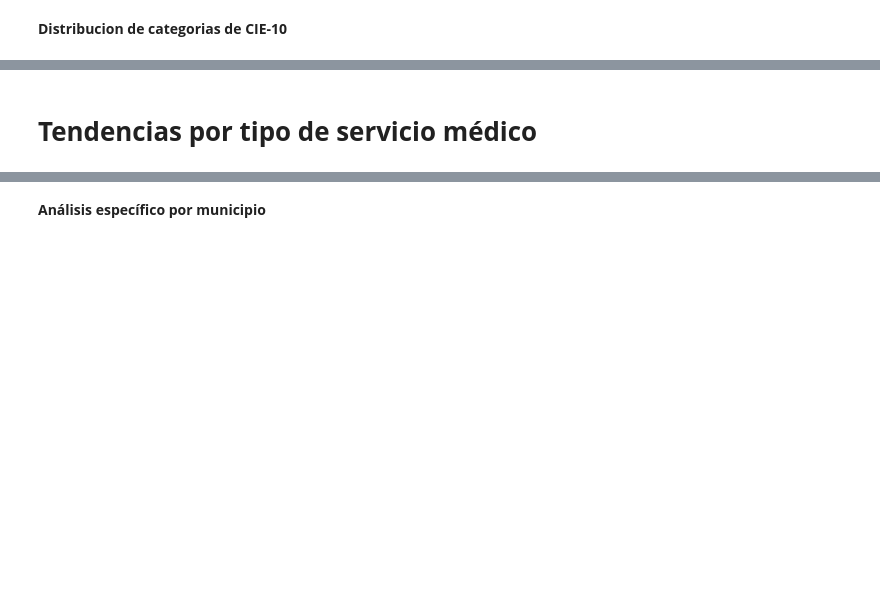
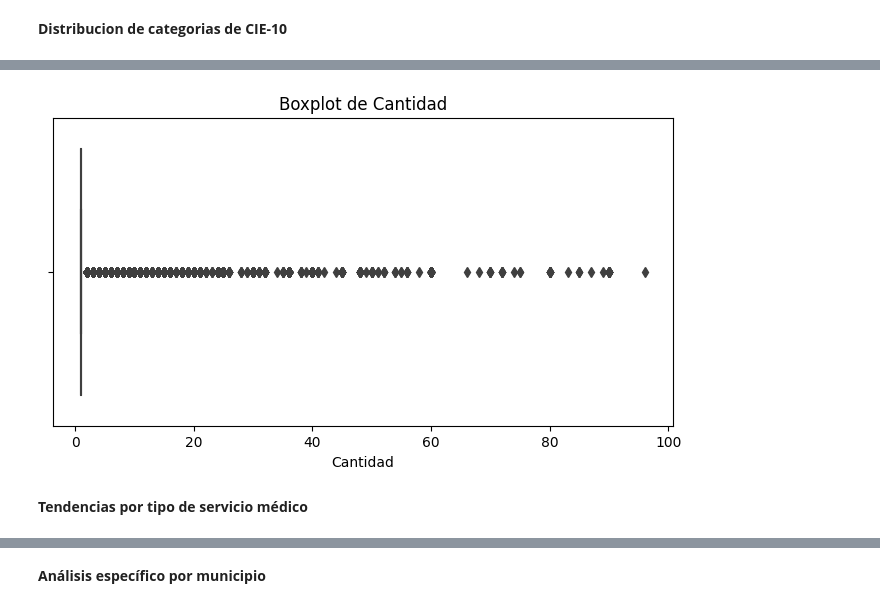
Before and after one commit to luencaro/Data-Challenge-Pro, a Jupyter notebook: data-challenge.ipynb, the cells around one changed output, grey strips where cells are left out. Drawn from its saved outputs; the diff is of its cells as text; code cells hidden in the pictures; blank space fills up the shorter version.

```diff
--- a/data-challenge.ipynb
+++ b/data-challenge.ipynb
@@ -179,19 +321,13 @@ More graohics
 # %%
-# Distribución de Cantidad
-plt.figure(figsize=(8,4))
-sns.histplot(df_salud['Cantidad'], kde=True)
-plt.title("Distribución de Cantidad")
-plt.xlabel("Cantidad")
-plt.ylabel("Frecuencia")
-plt.show()
-
 # Boxplot para detectar outliers en Cantidad
 plt.figure(figsize=(8,4))
 sns.boxplot(x=df_salud['Cantidad'])
 plt.title("Boxplot de Cantidad")
 plt.show()
+# %% [output]
+[figure, added]
 # %% [markdown]
-# **Tendencias por tipo de servicio médico**
+**Tendencias por tipo de servicio médico**
 # %%
 # Asegurarse de que FECHA_ATENCION es datetime
 df_salud['Mes'] = df_salud['FECHA_ATENCION'].dt.to_period('M')
```
Also changed, not shown: parts of 32 cells of this notebook.
